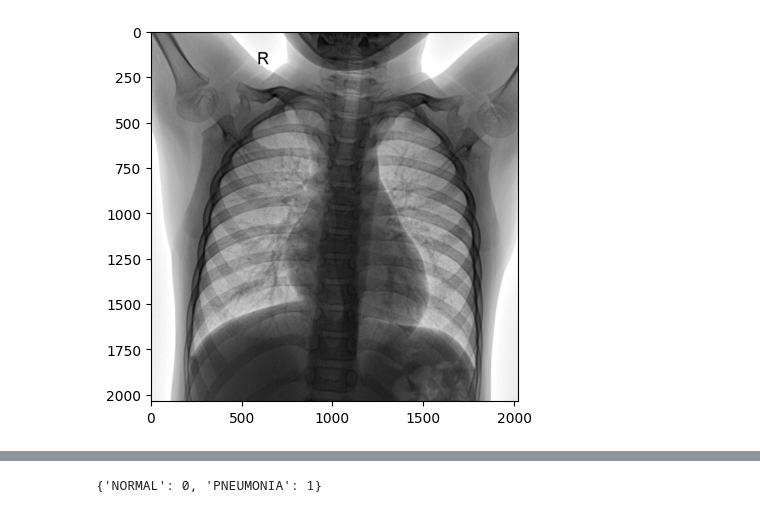
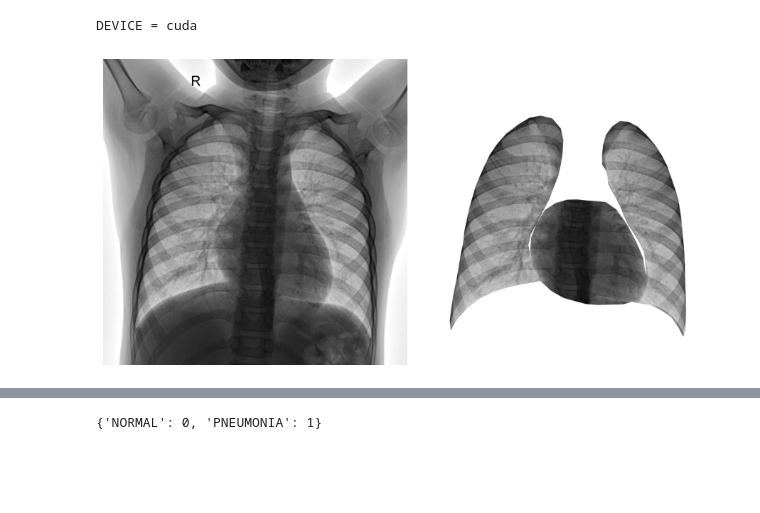
Before and after one commit to wmloh/xrayIR, a Jupyter notebook: dev.ipynb, the cells around one changed output, grey strips where cells are left out. Drawn from its saved outputs; the diff is of its cells as text; code cells hidden in the pictures; blank space fills up the shorter version.

```diff
--- a/dev.ipynb
+++ b/dev.ipynb
@@ -1,4 +1,5 @@
 # %%
+import os
 import warnings
 import numpy as np
 import matplotlib.pyplot as plt
@@ -8,6 +9,7 @@ import torch.nn as nn
 import torchvision.transforms as transforms
 
 from tqdm import tqdm, trange
+from sklearn.manifold import TSNE
 from torchvision.datasets import ImageFolder
 from torch.utils.data import DataLoader
 from transformers import AutoImageProcessor, AutoModelForImageClassification
@@ -15,7 +17,23 @@ from transformers import AutoImageProcessor, AutoModelForImageClassification
 from segment.utils import loadModel, segment
 from triplet import TripletImageFolder
 
+SEED = 42
 DEVICE = torch.device("cuda" if torch.cuda.is_available() else "cpu")
+OUTPUT_DIR = "output/"
+EMB_SIZE = 64
+NUM_EPOCHS = 10
+
+get_output_path = lambda path: os.path.join(OUTPUT_DIR, path)
+
+print(f"DEVICE = {DEVICE}")
+np.random.seed(SEED)
+torch.manual_seed(SEED)
+if torch.cuda.is_available():
+    torch.cuda.manual_seed_all(SEED)
+    torch.backends.cudnn.deterministic = True
+    torch.backends.cudnn.benchmark = False
+# %% [output]
+DEVICE = cuda
 # %%
 def mask_inputs(image):
     rl_mask, ll_mask, h_mask = segment(image / 255., segmodel, device=DEVICE)
@@ -24,6 +42,16 @@ def mask_inputs(image):
 segmodel = loadModel("models/weights.pt", torch.device("cuda"))
 # %%
 image = cv2.imread("sample.jpeg", 0)
-plt.imshow(image, "binary");
+plt.figure(figsize=(9, 5))
+
+plt.subplot(121)
+plt.imshow(image, "binary")
+plt.axis("off")
+
+plt.subplot(122)
+plt.imshow(mask_inputs(image), "binary")
+plt.axis("off")
+
+plt.tight_layout()
 # %% [output]
-[figure, old version]
+[figure, new version]
```
Also changed, not shown: parts of 13 cells of this notebook, 1 other file.
